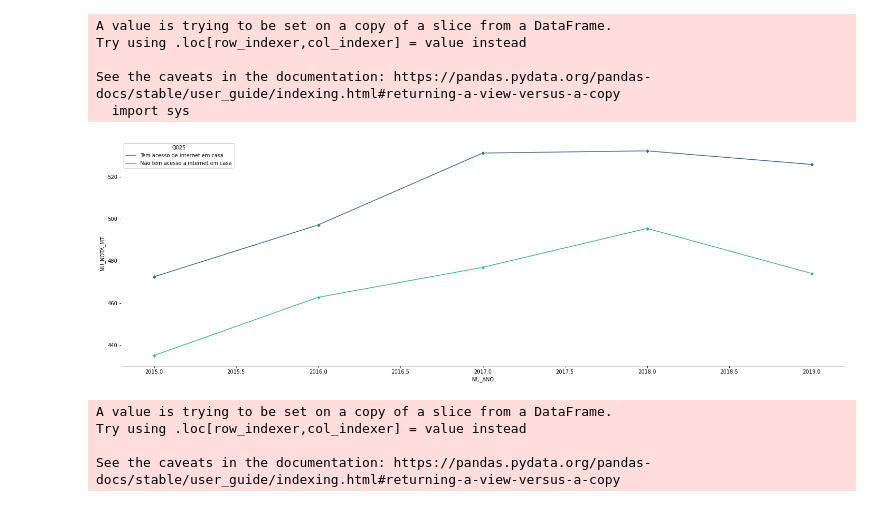
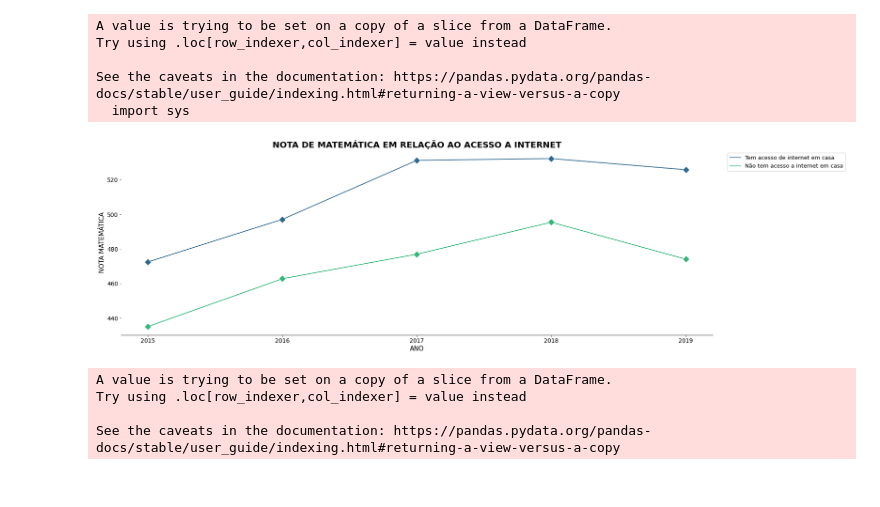
Before and after one commit to NophaieViscente/AnaliseDadosENEM, a Jupyter notebook: Analisando_Dados_da_Educação_ENEM_SC_Mesorregião_Serrana_|_Microrregião_de_Curitibanos.ipynb, the cells around one changed output. Cells and saved outputs as stored; diff of their text form; code cells hidden in the pictures.

```diff
--- a/Analisando_Dados_da_Educação_ENEM_SC_Mesorregião_Serrana_|_Microrregião_de_Curitibanos.ipynb
+++ b/Analisando_Dados_da_Educação_ENEM_SC_Mesorregião_Serrana_|_Microrregião_de_Curitibanos.ipynb
@@ -234,11 +234,18 @@ See the caveats in the documentation: https://pandas.pydata.org/pandas-docs/stab
   import sys
 # %%
 fig, ax = plt.subplots(figsize=(25,8))
-sns.lineplot(data=dados_rs_sem_nota_zero,x='NU_ANO',y='NU_NOTA_MT',hue='Q025',palette='viridis',err_style=None,marker='D')
+sns.lineplot(data=dados_rs_sem_nota_zero,x='NU_ANO',y='NU_NOTA_MT',hue='Q025',palette='viridis',err_style=None,
+             marker='D',lw=1.85,markersize=11)
+leg = plt.legend(bbox_to_anchor=(1.02,1),fontsize=13)
+plt.title('NOTA DE MATEMÁTICA EM RELAÇÃO AO ACESSO A INTERNET',fontdict={'fontsize':20,'fontweight':'semibold'})
+plt.xticks([2015,2016,2017,2018,2019])
+plt.ylabel('NOTA MATEMÁTICA',fontdict={'fontsize':15})
+plt.xlabel('ANO',fontdict={'fontsize':15})
+plt.tick_params(labelsize=13.5)
 for axis in ['top', 'right', 'left']:
    ax.spines[axis].set_color(None)
 # %% [output]
-[figure, old version]
+[figure, new version]
 # %%
 dicionario_acesso_internet = {'A' : 'Não tem acesso a internet em casa','B':'Tem acesso de internet em casa'}
 dados_rs_sem_nota_zero['Q025'] = dados_rs_sem_nota_zero['Q025'].replace(dicionario_acesso_internet)
```
